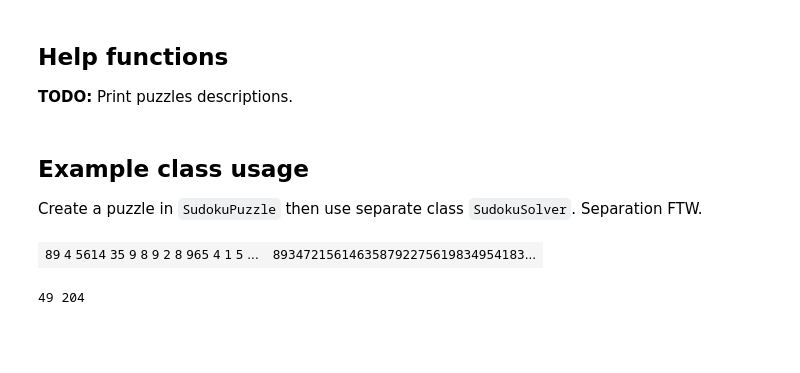
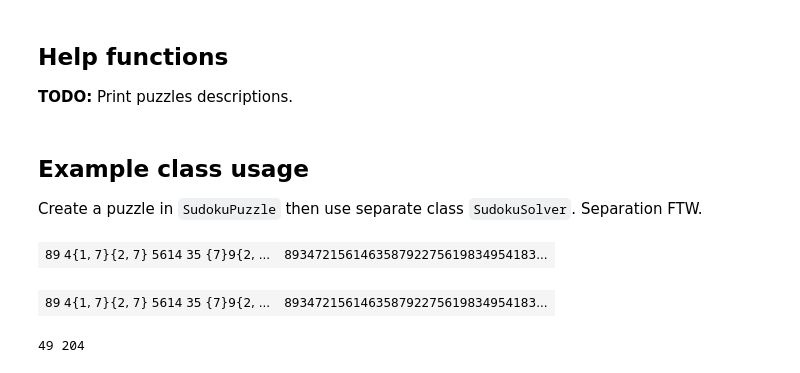
Before and after one commit to hissohathair/puzzle-solvers, a Jupyter notebook: Sudoku Solver.ipynb, the cells around one changed output. Cells and saved outputs as stored; diff of their text form; code cells hidden in the pictures; blank space fills up the shorter version.

```diff
--- a/Sudoku Solver.ipynb
+++ b/Sudoku Solver.ipynb
@@ -38,8 +38,8 @@ pd.set_option('precision', 4)
 def print_puzzle(puzzle, **args):
     display(HTML(puzzle.as_html(**args)))
 
-def print_2_puzzles(puz1, puz2):
-    display(HTML('<table><tr><td>' + puz1.as_html() + '</td><td>' + puz2.as_html() + '</td></tr></table>'))
+def print_2_puzzles(puz1, puz2, **args):
+    display(HTML('<table><tr><td>' + puz1.as_html(**args) + '</td><td>' + puz2.as_html() + '</td></tr></table>'))
 
 def update_progress(label, current, total, time_so_far, test_case):
     clear_output(wait=True)
@@ -56,11 +56,17 @@ Create a puzzle in `SudokuPuzzle` then use separate class `SudokuSolver`. Separa
 # %%
 puzzle = su.SudokuPuzzle(starting_grid=su.SAMPLE_PUZZLES[0]['puzzle'])
 original = copy.deepcopy(puzzle)
 solver = su.SudokuSolver()
 solver.solve(puzzle)
-print_2_puzzles(original, puzzle)
+print_2_puzzles(original, puzzle, show_possibilities=2)
 # %% [output]
-| 89 4 5614 35 9 8 9 2 8 965 4 1 5 ... | 893472156146358792275619834954183... |
+| 89 4{1, 7}{2, 7} 5614 35 {7}9{2, ... | 893472156146358792275619834954183... |
+# %%
+puzzle.init_puzzle(su.SAMPLE_PUZZLES[0]['puzzle'])
+solver.solve_only_squares(puzzle)
+print_2_puzzles(original, puzzle, show_possibilities=2)
+# %% [output]
+| 89 4{1, 7}{2, 7} 5614 35 {7}9{2, ... | 893472156146358792275619834954183... |
 # %%
 print(solver.max_depth, solver.backtrack_count)
 # %% [output]
```
Also changed, not shown: 3 other files.
